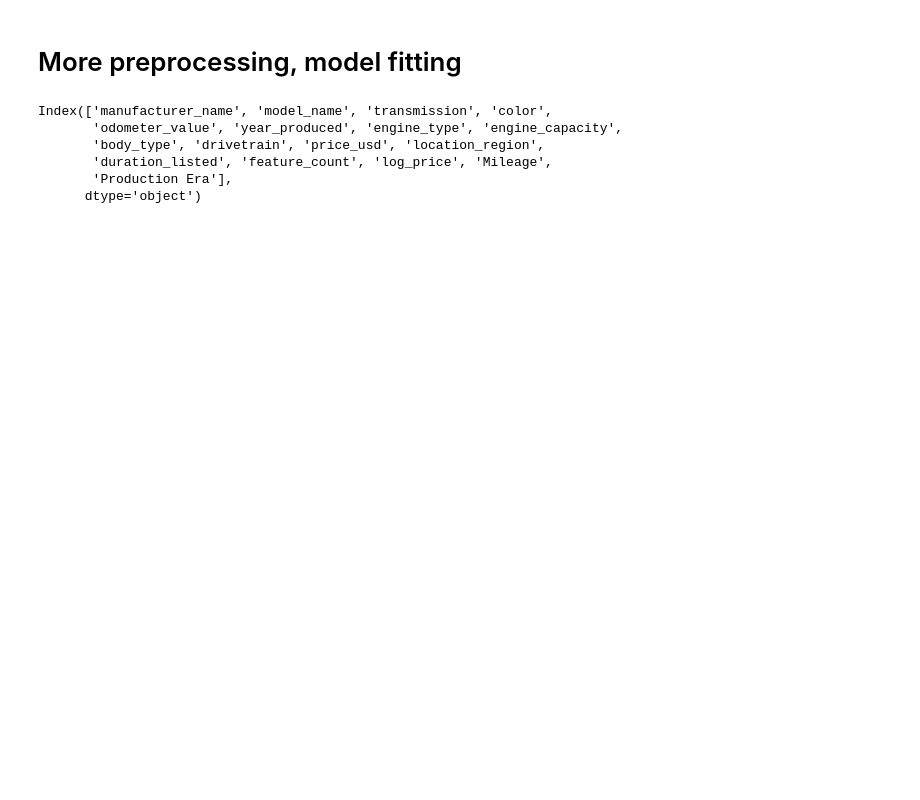
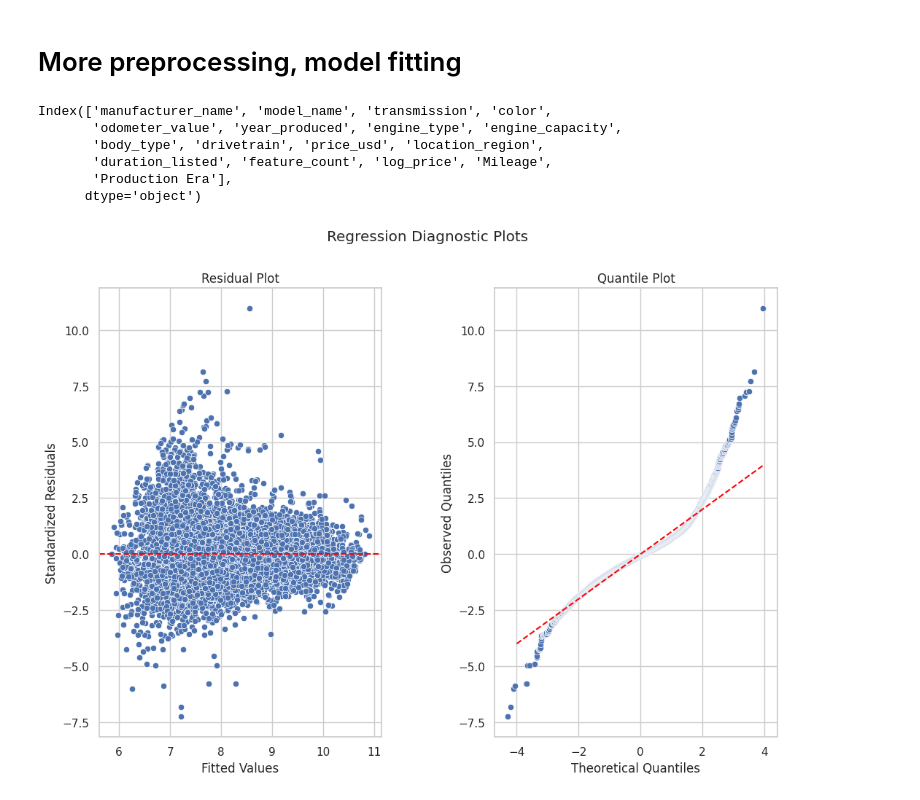
Before and after one commit to NigelPetersen/UsedCars, a Jupyter notebook: UsedCars.ipynb, the cells around one changed output. Drawn from its saved outputs; the diff is of its cells as text; code cells hidden in the pictures; blank space fills up the shorter version.

```diff
--- a/UsedCars.ipynb
+++ b/UsedCars.ipynb
@@ -217,13 +223,14 @@ import sklearn
 from sklearn.linear_model import LinearRegression
 from sklearn.model_selection import train_test_split
 from sklearn.utils import shuffle
+from scipy import stats
 
-model_data = shuffle(cars_data.query("duration_listed < 365").drop(columns = ["Mileage", "Production Era", "price_usd"], axis = 1), random_state = 666)
+model_data = shuffle(cars_data.query("duration_listed < 365").drop(
+    columns = ["Mileage", "Production Era", "price_usd"], axis = 1), random_state = 666)
 model_data["engine_capacity"] = model_data["engine_capacity"].apply(str)
 full_model_data = pd.get_dummies(model_data.drop(columns = ["log_price"], axis = 1))
 log_price = model_data["log_price"]
 
-one_level_data = model_data.drop(columns = ["log_price", "model_name"], axis = 1)
-
 full_model_train, full_model_test, y_train, y_test = train_test_split(full_model_data, log_price, test_size = 0.3)
-one_level_train, one_level_test = train_test_split(one_level_data, test_size = 0.3)
+# %%
+full_model = LinearRegression().fit(full_model_train, y_train)
@@ -229,0 +282,5 @@ one_level_train, one_level_test = train_test_split(one_level_data, test_size = 0
+# %%
+diagnostic_plots(full_model, full_model_train, y_train)
+plt.show()
+# %% [output]
+[figure, added]
```
Also changed, not shown: parts of 3 cells of this notebook.
